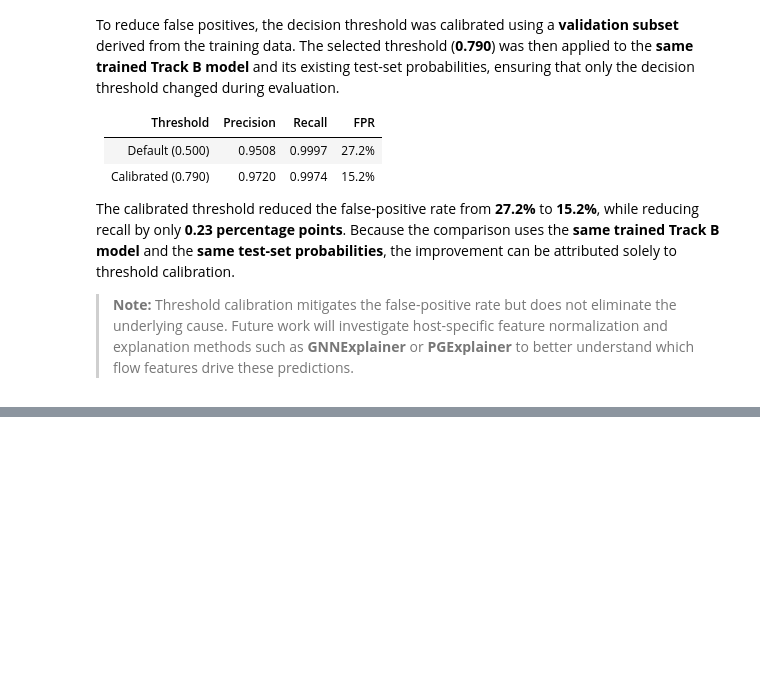
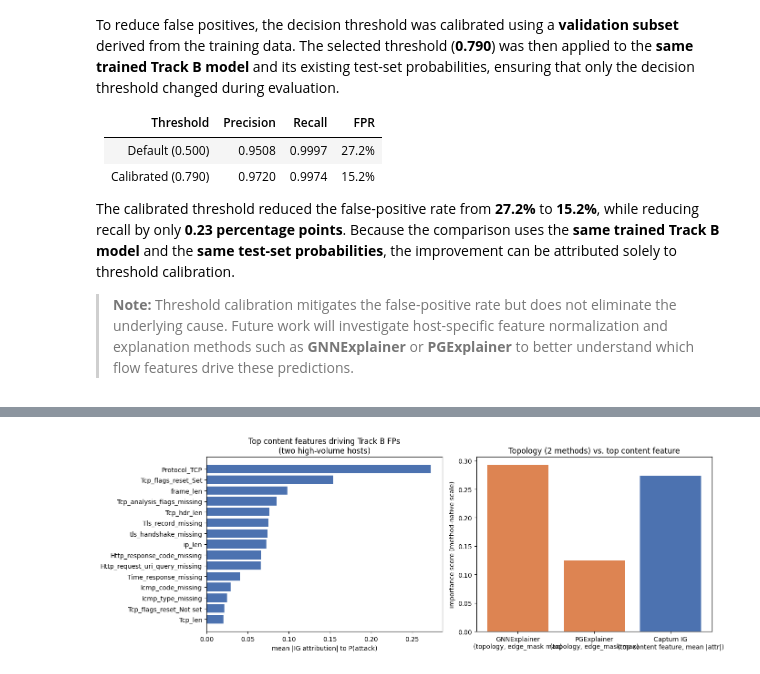
Before and after one commit to AI-Security-Internships-2026/12-graph-based-cyber-physical-risk, a Jupyter notebook: experiments/notebooks/Week09.ipynb, the cells around one changed output, grey strips where cells are left out. Saved outputs shown, nothing was run; the diff lists cells and outputs as text; code cells hidden in the pictures; blank space fills up the shorter version.

Commit message:
Week 9: Add explainability analysis using GNNExplainer, PGExplainer, and Integrated Gradients

```diff
--- a/experiments/notebooks/Week09.ipynb
+++ b/experiments/notebooks/Week09.ipynb
@@ -4479,0 +4536,12 @@ for i, pos in enumerate(fp_positions):
+# %%
+# --- Content features: Captum IG, batched across the full sample ---
+attr = explain_flow_features(model, scada_data, sample_query_edges, sample_edge_attr)
+mean_abs_attr = attr.abs().mean(dim=0)
+
+feature_importance = pd.DataFrame({
+    "feature": edge_feature_names,
+    "mean_abs_attribution": mean_abs_attr.detach().numpy(),
+}).sort_values("mean_abs_attribution", ascending=False).reset_index(drop=True)
+
+print("--- Top 15 content features by mean |Integrated Gradients attribution| ---")
+print(feature_importance.head(15).to_string(index=False))
@@ -4479,0 +4566,25 @@ for i, pos in enumerate(fp_positions):
+# %%
+# --- Visualization: top-15 content features vs. topology importance ---
+fig, axes = plt.subplots(1, 2, figsize=(14, 5))
+
+top15 = feature_importance.head(15).iloc[::-1]
+axes[0].barh(top15["feature"], top15["mean_abs_attribution"], color="#4C72B0")
+axes[0].set_xlabel("mean |IG attribution| to P(attack)")
+axes[0].set_title("Top content features driving Track B FPs\n(two high-volume hosts)")
+
+topology_vs_content = pd.Series({
+    "GNNExplainer\n(topology, edge_mask max)": gnn_edge_mask_max.mean(),
+    "PGExplainer\n(topology, edge_mask max)": pg_edge_mask_max.mean(),
+    "Captum IG\n(top content feature, mean |attr|)": feature_importance.iloc[0]["mean_abs_attribution"],
+})
+axes[1].bar(topology_vs_content.index, topology_vs_content.values,
+            color=["#DD8452", "#DD8452", "#4C72B0"])
+axes[1].set_ylabel("importance score (method-native scale)")
+axes[1].set_title("Topology (2 methods) vs. top content feature")
+axes[1].tick_params(axis='x', labelrotation=0)
+
+plt.tight_layout()
+plt.savefig("week9_explainability.png", dpi=150)
+plt.show()
+# %% [output]
+[figure, added]
```
Also changed, not shown: parts of 25 cells of this notebook, 1 other file.
